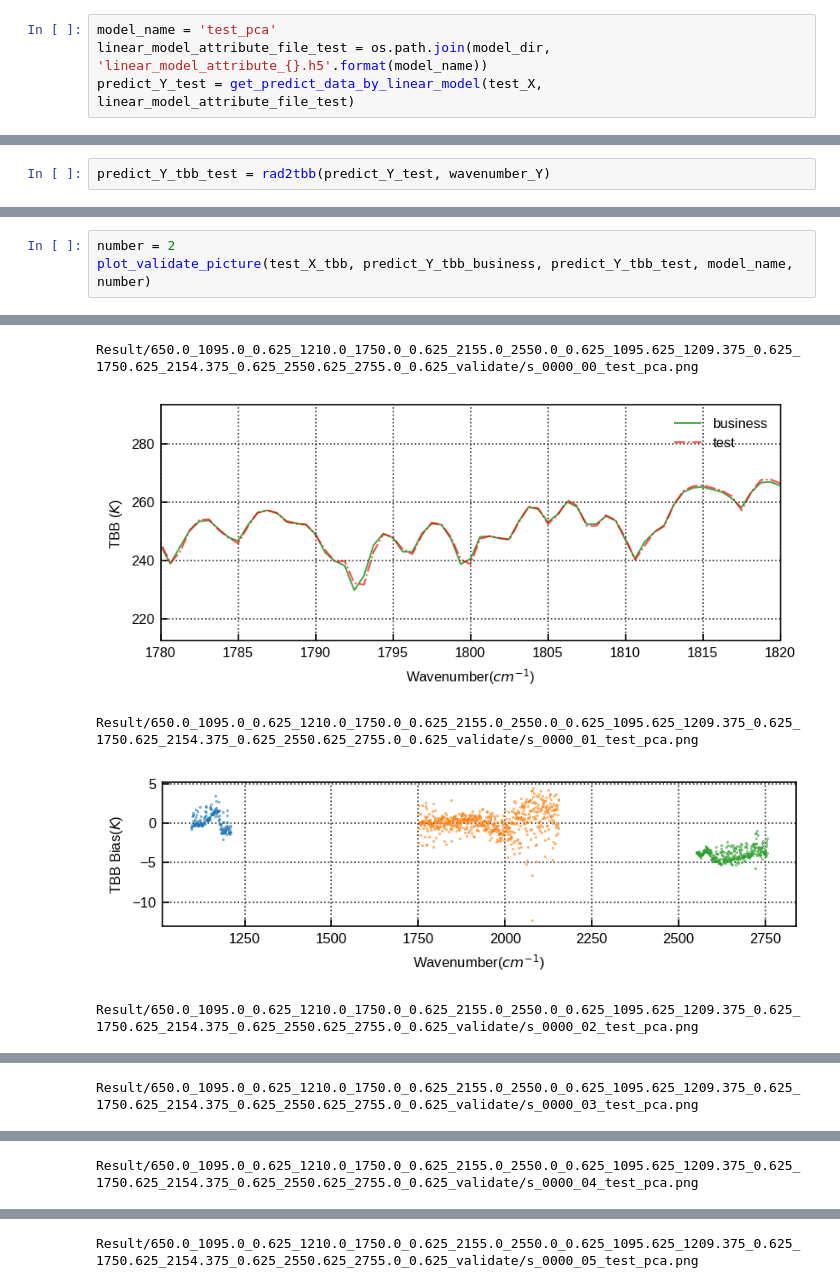
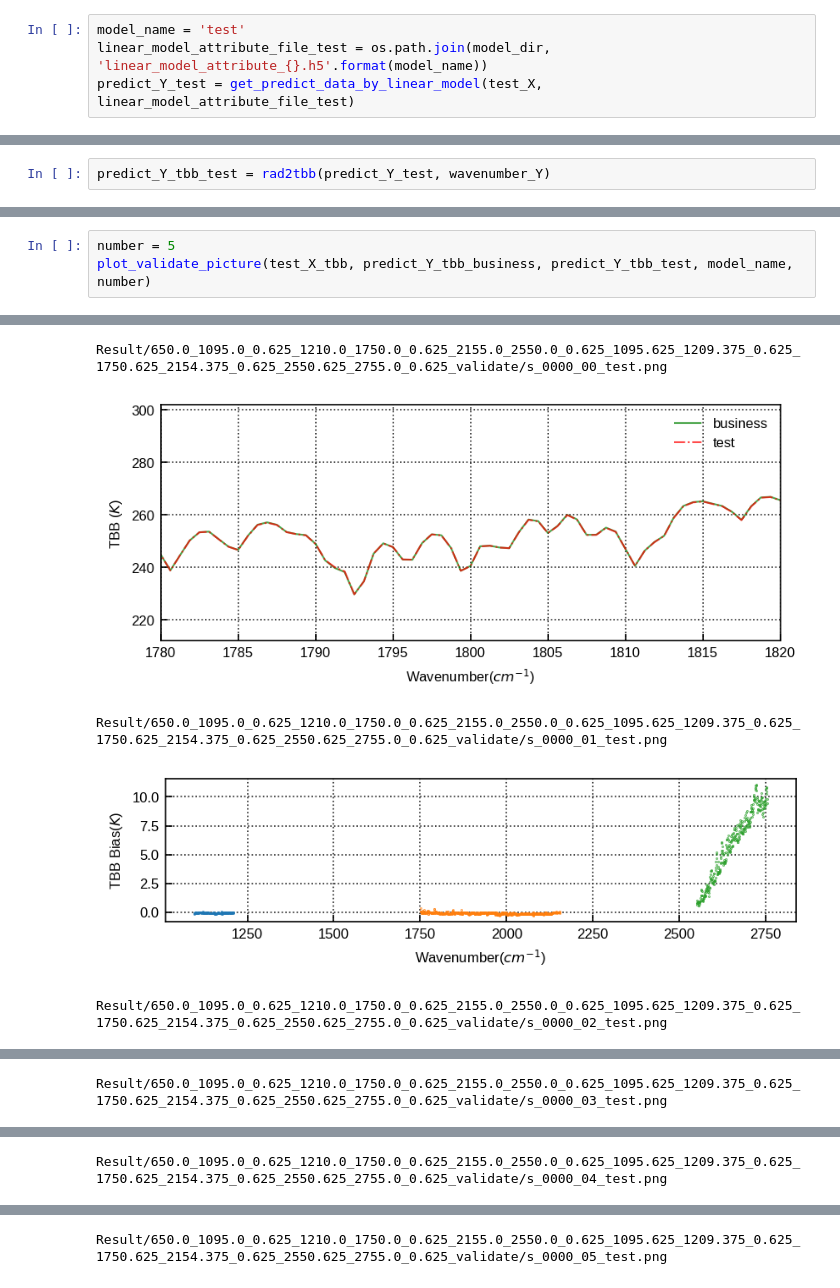
Before and after one commit to NingAnMe/django-practice, a Jupyter notebook: gap_filling_valicate_cris.ipynb, the cells around one changed output, grey strips where cells are left out. Drawn from its saved outputs; the diff is of its cells as text.

```diff
--- a/gap_filling_valicate_cris.ipynb
+++ b/gap_filling_valicate_cris.ipynb
@@ -494,7 +445,7 @@ model_name = 'business'
 linear_model_attribute_file_business = os.path.join(model_dir, 'linear_model_attribute_{}.h5'.format(model_name))
 predict_Y_business = get_predict_data_by_linear_model(test_X, linear_model_attribute_file_business)
 # %%
-model_name = 'test_pca'
+model_name = 'test'
 linear_model_attribute_file_test = os.path.join(model_dir, 'linear_model_attribute_{}.h5'.format(model_name))
 predict_Y_test = get_predict_data_by_linear_model(test_X, linear_model_attribute_file_test)
 # %% [markdown]
@@ -514,5 +465,5 @@ plot_model_validate(predict_Y_tbb_business, predict_Y_tbb_test, wavenumber_Y, in
 >>> Result/650.0_1095.0_0.625_1210.0_1750.0_0.625_2155.0_2550.0_0.625_1095.625_1209.375_0.625_1750.625_2154.375_0.625_2550.625_2755.0_0.625_validate/0000_650.0_1095.0_0.625_1210.0_1750.0_0.625_2155.0_ ...
 # %%
-number = 2
+number = 5
 plot_validate_picture(test_X_tbb, predict_Y_tbb_business, predict_Y_tbb_test, model_name, number)
 # %% [output]
@@ -520,5 +471,5 @@ plot_validate_picture(test_X_tbb, predict_Y_tbb_business, predict_Y_tbb_test, mo
-Result/650.0_1095.0_0.625_1210.0_1750.0_0.625_2155.0_2550.0_0.625_1095.625_1209.375_0.625_1750.625_2154.375_0.625_2550.625_2755.0_0.625_validate/s_0000_00_test_pca.png
+Result/650.0_1095.0_0.625_1210.0_1750.0_0.625_2155.0_2550.0_0.625_1095.625_1209.375_0.625_1750.625_2154.375_0.625_2550.625_2755.0_0.625_validate/s_0000_00_test.png
-[figure, old version]
+[figure, new version]
-Result/650.0_1095.0_0.625_1210.0_1750.0_0.625_2155.0_2550.0_0.625_1095.625_1209.375_0.625_1750.625_2154.375_0.625_2550.625_2755.0_0.625_validate/s_0000_01_test_pca.png
+Result/650.0_1095.0_0.625_1210.0_1750.0_0.625_2155.0_2550.0_0.625_1095.625_1209.375_0.625_1750.625_2154.375_0.625_2550.625_2755.0_0.625_validate/s_0000_01_test.png
-[figure, old version]
+[figure, new version]
-Result/650.0_1095.0_0.625_1210.0_1750.0_0.625_2155.0_2550.0_0.625_1095.625_1209.375_0.625_1750.625_2154.375_0.625_2550.625_2755.0_0.625_validate/s_0000_02_test_pca.png
+Result/650.0_1095.0_0.625_1210.0_1750.0_0.625_2155.0_2550.0_0.625_1095.625_1209.375_0.625_1750.625_2154.375_0.625_2550.625_2755.0_0.625_validate/s_0000_02_test.png
@@ -526 +477 @@ Result/650.0_1095.0_0.625_1210.0_1750.0_0.625_2155.0_2550.0_0.625_1095.625_1209.
-Result/650.0_1095.0_0.625_1210.0_1750.0_0.625_2155.0_2550.0_0.625_1095.625_1209.375_0.625_1750.625_2154.375_0.625_2550.625_2755.0_0.625_validate/s_0000_03_test_pca.png
+Result/650.0_1095.0_0.625_1210.0_1750.0_0.625_2155.0_2550.0_0.625_1095.625_1209.375_0.625_1750.625_2154.375_0.625_2550.625_2755.0_0.625_validate/s_0000_03_test.png
@@ -528 +479 @@ Result/650.0_1095.0_0.625_1210.0_1750.0_0.625_2155.0_2550.0_0.625_1095.625_1209.
-Result/650.0_1095.0_0.625_1210.0_1750.0_0.625_2155.0_2550.0_0.625_1095.625_1209.375_0.625_1750.625_2154.375_0.625_2550.625_2755.0_0.625_validate/s_0000_04_test_pca.png
+Result/650.0_1095.0_0.625_1210.0_1750.0_0.625_2155.0_2550.0_0.625_1095.625_1209.375_0.625_1750.625_2154.375_0.625_2550.625_2755.0_0.625_validate/s_0000_04_test.png
@@ -530 +481 @@ Result/650.0_1095.0_0.625_1210.0_1750.0_0.625_2155.0_2550.0_0.625_1095.625_1209.
-Result/650.0_1095.0_0.625_1210.0_1750.0_0.625_2155.0_2550.0_0.625_1095.625_1209.375_0.625_1750.625_2154.375_0.625_2550.625_2755.0_0.625_validate/s_0000_05_test_pca.png
+Result/650.0_1095.0_0.625_1210.0_1750.0_0.625_2155.0_2550.0_0.625_1095.625_1209.375_0.625_1750.625_2154.375_0.625_2550.625_2755.0_0.625_validate/s_0000_05_test.png
```
Also changed, not shown: parts of 9 cells of this notebook, 7 other files.
